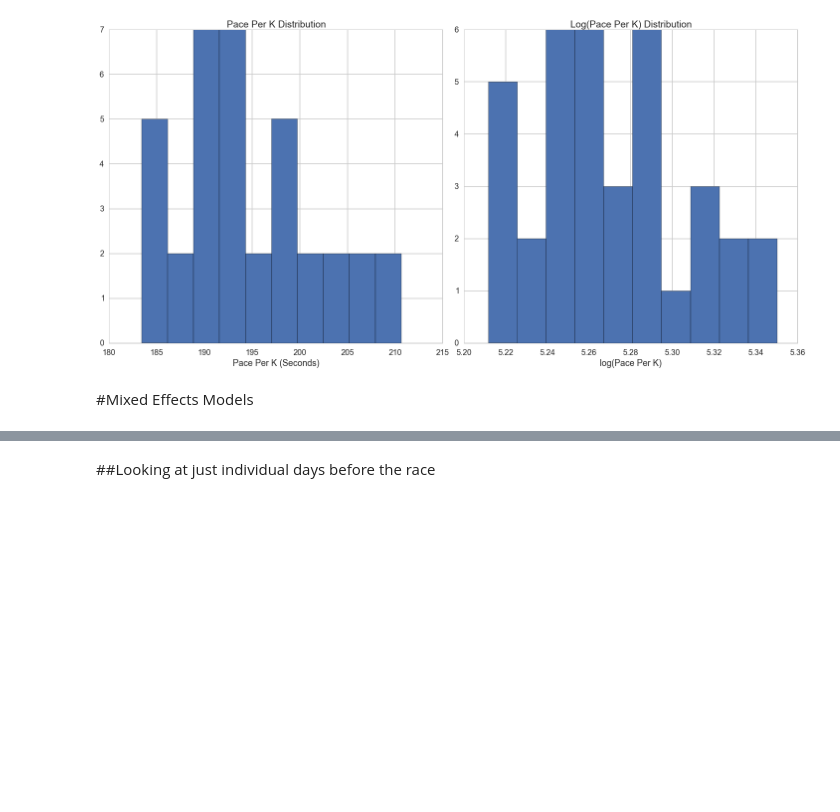
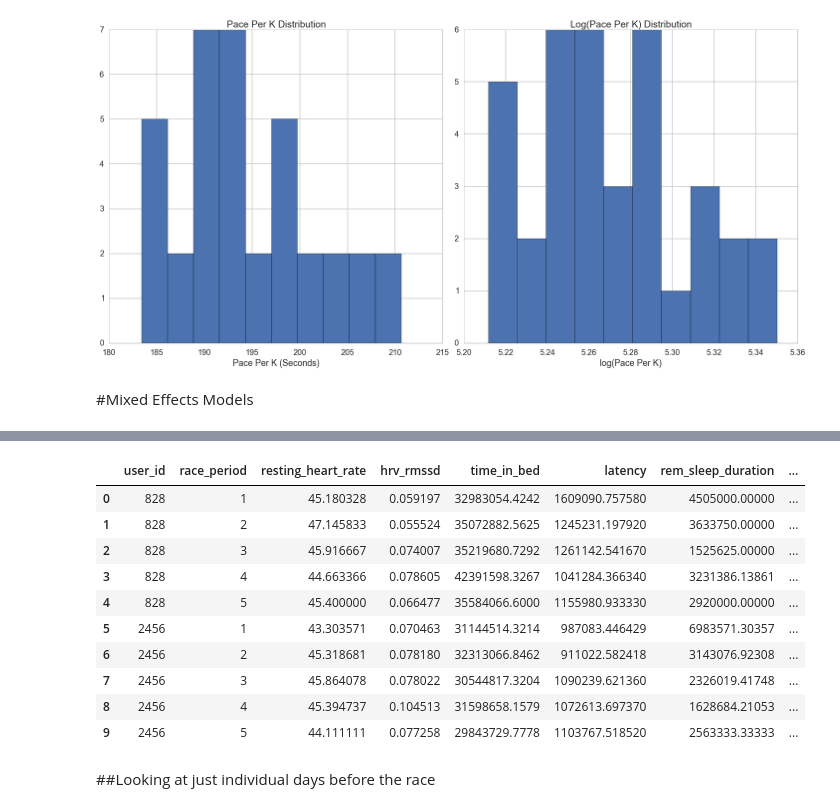
Before and after one commit to callen13/Senior_Thesis, a Jupyter notebook: Raw_Race_Analysis.ipynb, the cells around one changed output, grey strips where cells are left out. Saved outputs shown, nothing was run; the diff lists cells and outputs as text; code cells hidden in the pictures; blank space fills up the shorter version.

Commit message:
Started writing permutation method function for alpha level

```diff
--- a/Raw_Race_Analysis.ipynb
+++ b/Raw_Race_Analysis.ipynb
@@ -1329,0 +1348,19 @@ for ax, i in zip(axes.ravel(), range(0, len(data))):
+# %%
+#Just to have a df to test the function with
+df = pd.read_csv('final_race_df.csv')
+df2 = pd.read_csv('workout_final_race_df.csv')
+test_df = pd.merge(df, df2, how='left')
+test_df = test_df.drop(test_df.columns[0], axis=1)
+test_df.head(10)
+# %% [output]
+|  | user_id | race_period | resting_heart_rate | hrv_rmssd | time_in_bed | latency | rem_sleep_duration | ... |
+| 0 | 828 | 1 | 45.180328 | 0.059197 | 32983054.4242 | 1609090.757580 | 4505000.00000 | ... |
+| 1 | 828 | 2 | 47.145833 | 0.055524 | 35072882.5625 | 1245231.197920 | 3633750.00000 | ... |
+| 2 | 828 | 3 | 45.916667 | 0.074007 | 35219680.7292 | 1261142.541670 | 1525625.00000 | ... |
+| 3 | 828 | 4 | 44.663366 | 0.078605 | 42391598.3267 | 1041284.366340 | 3231386.13861 | ... |
+| 4 | 828 | 5 | 45.400000 | 0.066477 | 35584066.6000 | 1155980.933330 | 2920000.00000 | ... |
+| 5 | 2456 | 1 | 43.303571 | 0.070463 | 31144514.3214 | 987083.446429 | 6983571.30357 | ... |
+| 6 | 2456 | 2 | 45.318681 | 0.078180 | 32313066.8462 | 911022.582418 | 3143076.92308 | ... |
+| 7 | 2456 | 3 | 45.864078 | 0.078022 | 30544817.3204 | 1090239.621360 | 2326019.41748 | ... |
+| 8 | 2456 | 4 | 45.394737 | 0.104513 | 31598658.1579 | 1072613.697370 | 1628684.21053 | ... |
+| 9 | 2456 | 5 | 44.111111 | 0.077258 | 29843729.7778 | 1103767.518520 | 2563333.33333 | ... |
```
Also changed, not shown: parts of 7 cells of this notebook.
